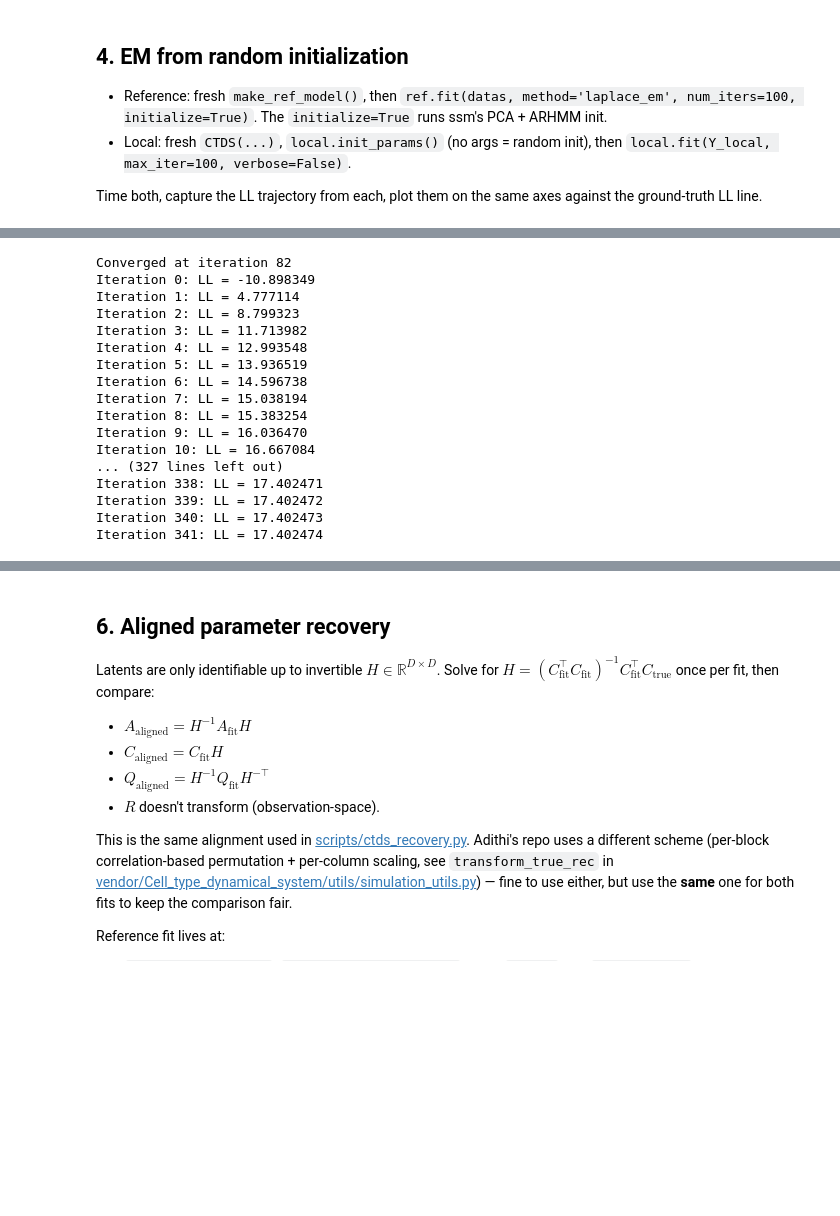
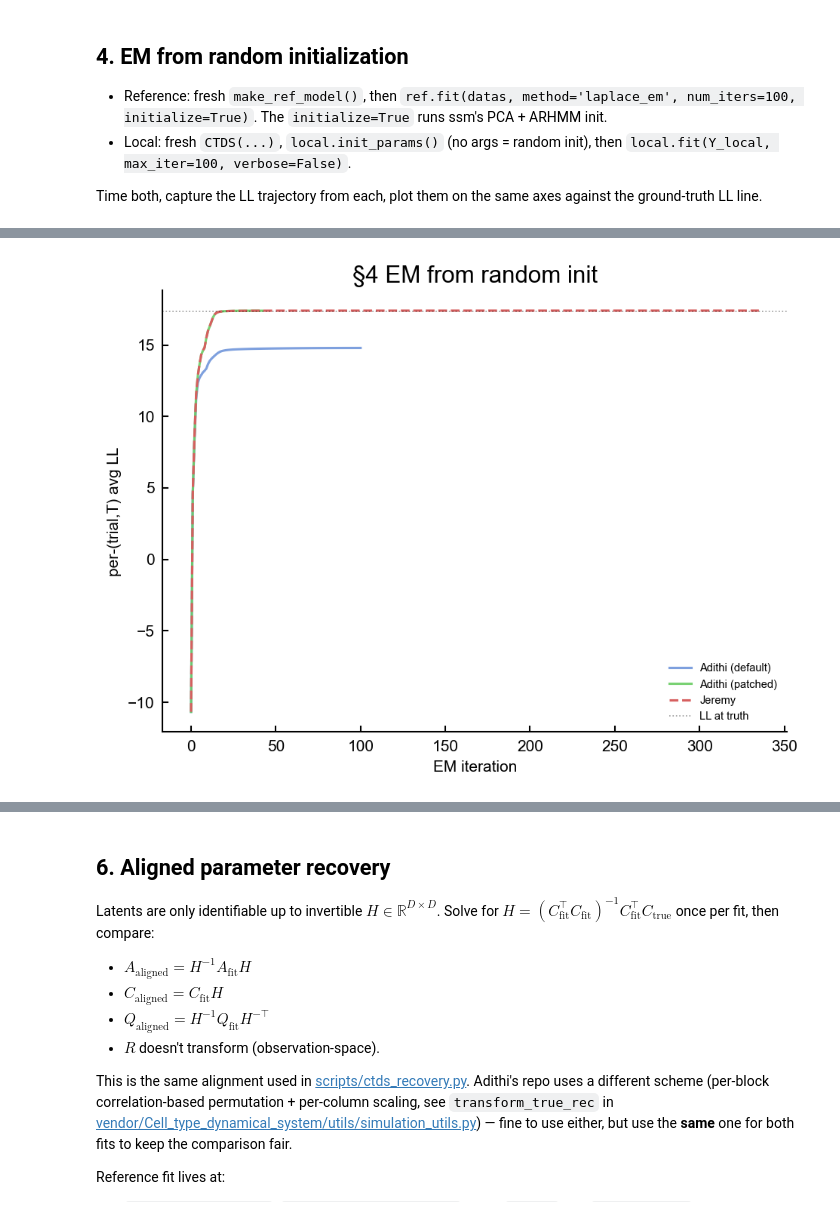
Before and after one commit to jeremyschroeter/pillow_lab_rotation, a Jupyter notebook: notebooks/testing_against_aditis.ipynb, the cells around one changed output, grey strips where cells are left out. Cells and saved outputs as stored; diff of their text form; code cells hidden in the pictures; blank space fills up the shorter version.

```diff
--- a/notebooks/testing_against_aditis.ipynb
+++ b/notebooks/testing_against_aditis.ipynb
@@ -219,3 +271,16 @@ abs diff                              : 3.9080e-14
 - Local: fresh `CTDS(...)`, `local.init_params()` (no args = random init), then `local.fit(Y_local, max_iter=100, verbose=False)`.
 
 Time both, capture the LL trajectory from each, plot them on the same axes against the ground-truth LL line.
+# %%
+# Train/test split for the §4 and §5 fits.
+num_train_trials = int(0.8 * num_trials)
+train_datas = datas[:num_train_trials]
+test_datas = datas[num_train_trials:]
+
+# Exact LL of the ground-truth model on each split — useful as a reference
+# line on the EM trajectories below.
+true_model_train_LL = GROUND_TRUTH_MODEL.log_likelihood(train_datas)
+true_model_test_LL  = GROUND_TRUTH_MODEL.log_likelihood(test_datas)
+print(f'train trials: {len(train_datas)}, test trials: {len(test_datas)}')
+print(f'true-model train LL: {true_model_train_LL:.6f}')
+print(f'true-model test  LL: {true_model_test_LL:.6f}')
@@ -231,41 +358,11 @@ true_model_train_ll = GROUND_TRUTH_MODEL.log_likelihood(train_datas)
 # %%
-adithis_model = ssm_lds.LDS(
-    N=N,
-    D=D,
-    M=0,
-    dynamics='gaussian_ctds',
-    emissions='gaussian_ctds',
-    emission_kwargs=emission_kwargs,
-    dynamics_kwargs=dynamics_kwargs
-)
-
-jeremys_model = CTDS(
-    De=De,
-    Di=Di,
-    Ne=Ne,
-    Ni=Ni
-)
-jeremys_model.init_params()
-
-# Make both models start from the SAME init — push Jeremy's random-init params
-# into Adithi's model, then fit Adithi's with initialize=False so ssm doesn't
-# overwrite the shared starting point.
-adithis_model.dynamics.As[0] = jeremys_model.A
-adithis_model.dynamics.bs[0] = 0
-adithis_model.dynamics._sqrt_Sigmas[0] = np.linalg.cholesky(jeremys_model.Q)
-adithis_model.dynamics.mu_init[0] = jeremys_model.mu0[:, 0]
-adithis_model.dynamics.Sigmas_init = np.array([jeremys_model.Q0])
-adithis_model.emissions.Cs[0] = jeremys_model.C
-adithis_model.emissions.ds[0] = 0
-adithis_model.emissions.inv_etas[0] = jeremys_model.R
-
-lls,_ = adithis_model.fit(
-    train_datas,
-    method="laplace_em",
-    num_iters = 100,
-    initialize=False,
-)
-
-Y_train = np.stack([d[..., None] for d in train_datas], axis=0)
-jeremys_model.fit(Y_train, verbose=True, criterion=1e-6)
+plt.plot(lls_default, label='Adithi (default)', color='C0', alpha=0.7)
+plt.plot(lls_patched, label='Adithi (patched)', color='C2', alpha=0.9)
+plt.plot(jeremys_model.ll_history, label='Jeremy', color='C3', ls='--')
+plt.axhline(true_model_train_LL, color='k', alpha=0.4, lw=0.8, ls=':', label='LL at truth')
+plt.xlabel('EM iteration')
+plt.ylabel('per-(trial,T) avg LL')
+plt.title('§4 EM from random init')
+plt.legend(frameon=False)
+plt.gca().spines[['top', 'right']].set_visible(False)
 # %% [output]
@@ -274,17 +369 @@ Assuming FOF-ADS cross-region constraints if 2 regions, otherwise no cross-regio
-Converged at iteration 82
-Iteration 0: LL = -10.898349
-Iteration 1: LL = 4.777114
-Iteration 2: LL = 8.799323
-Iteration 3: LL = 11.713982
-Iteration 4: LL = 12.993548
-Iteration 5: LL = 13.936519
-Iteration 6: LL = 14.596738
-Iteration 7: LL = 15.038194
-Iteration 8: LL = 15.383254
-Iteration 9: LL = 16.036470
-Iteration 10: LL = 16.667084
-... (327 lines left out)
-Iteration 338: LL = 17.402471
-Iteration 339: LL = 17.402472
-Iteration 340: LL = 17.402473
-Iteration 341: LL = 17.402474
+[figure, added]
```
Also changed, not shown: parts of 25 cells of this notebook, 10 other files.
